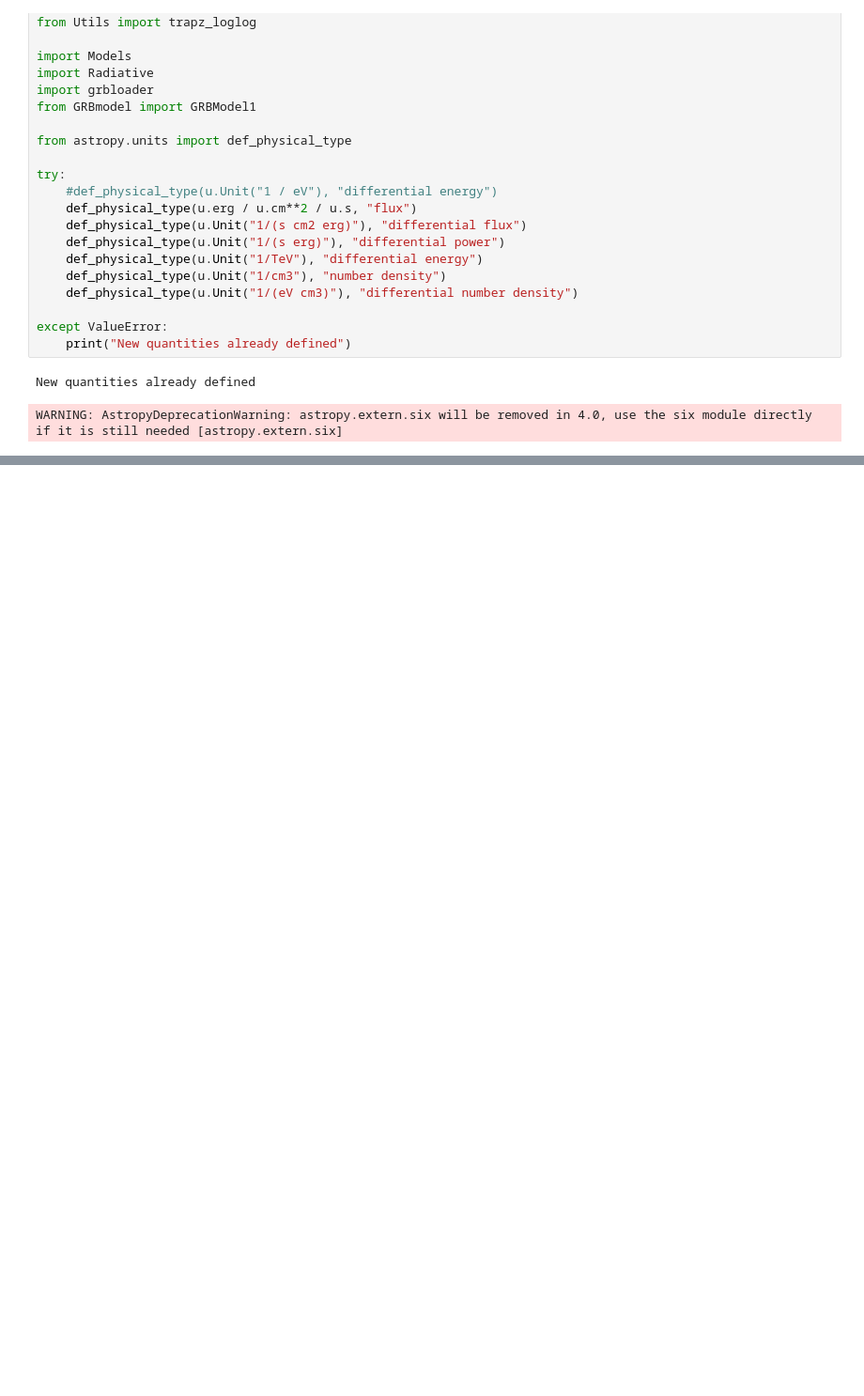
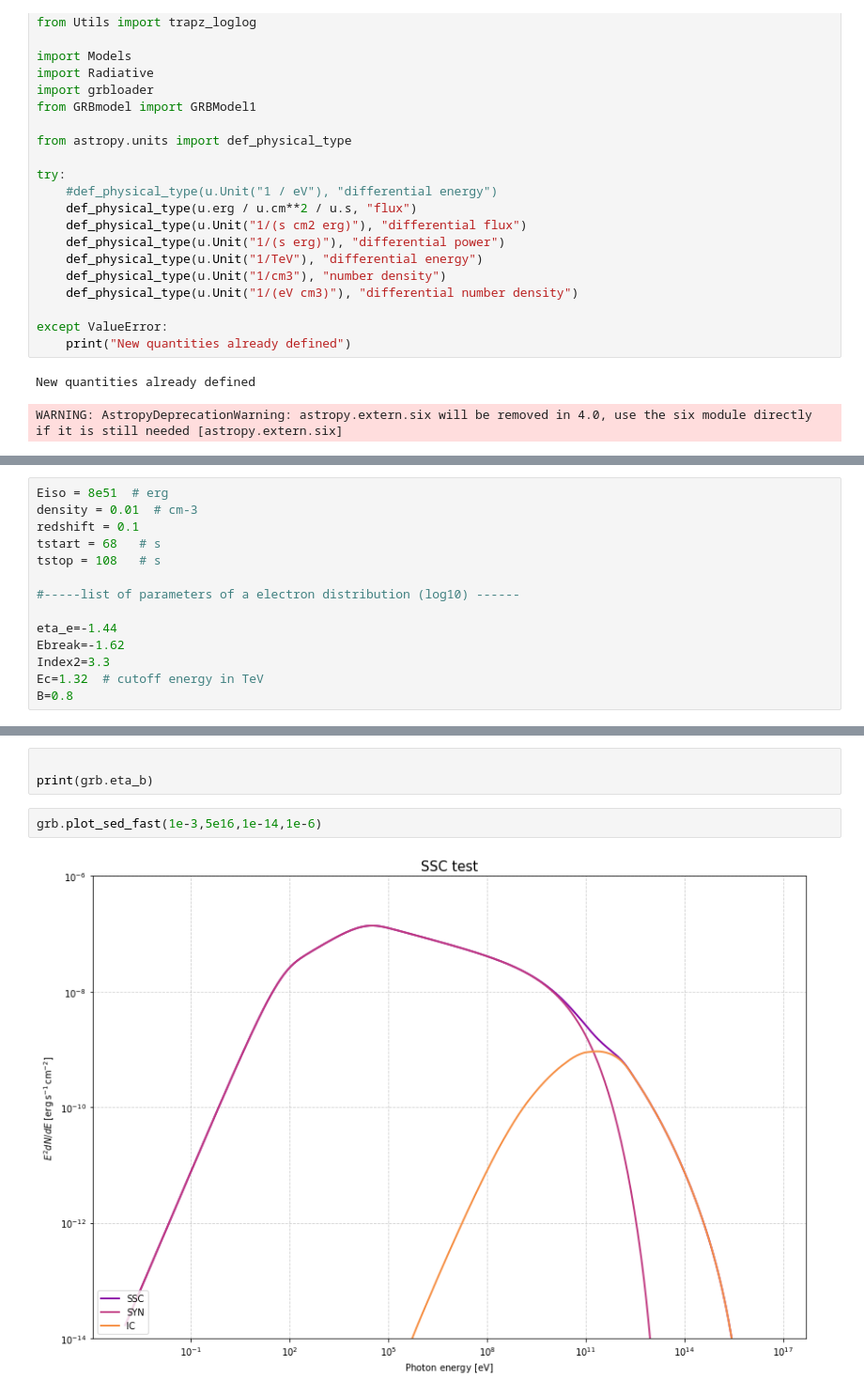
Before and after one commit to TobiaMatcovich/GRBmodelling, a Jupyter notebook: TEST2.ipynb, the cells around one changed output, grey strips where cells are left out. Shown at 94% size. Cells and saved outputs as stored; diff of their text form; blank space fills up the shorter version.

```diff
--- a/TEST2.ipynb
+++ b/TEST2.ipynb
@@ -93,0 +131,14 @@ grb.plot_sed(1e2,5e16,1e-1,1e3)
+# %%
+Eiso = 8e51  # erg
+density = 0.01  # cm-3
+redshift = 0.1
+tstart = 68   # s
+tstop = 108   # s
+
+#-----list of parameters of a electron distribution (log10) ------
+
+eta_e=-1.44
+Ebreak=-1.62
+Index2=3.3
+Ec=1.32  # cutoff energy in TeV
+B=0.8
@@ -93,0 +177,7 @@ grb.plot_sed(1e2,5e16,1e-1,1e3)
+# %%
+
+print(grb.eta_b)
+# %%
+grb.plot_sed_fast(1e-3,5e16,1e-14,1e-6)
+# %% [output]
+[figure, added]
```
Also changed, not shown: parts of 23 cells of this notebook, 1 other file.
